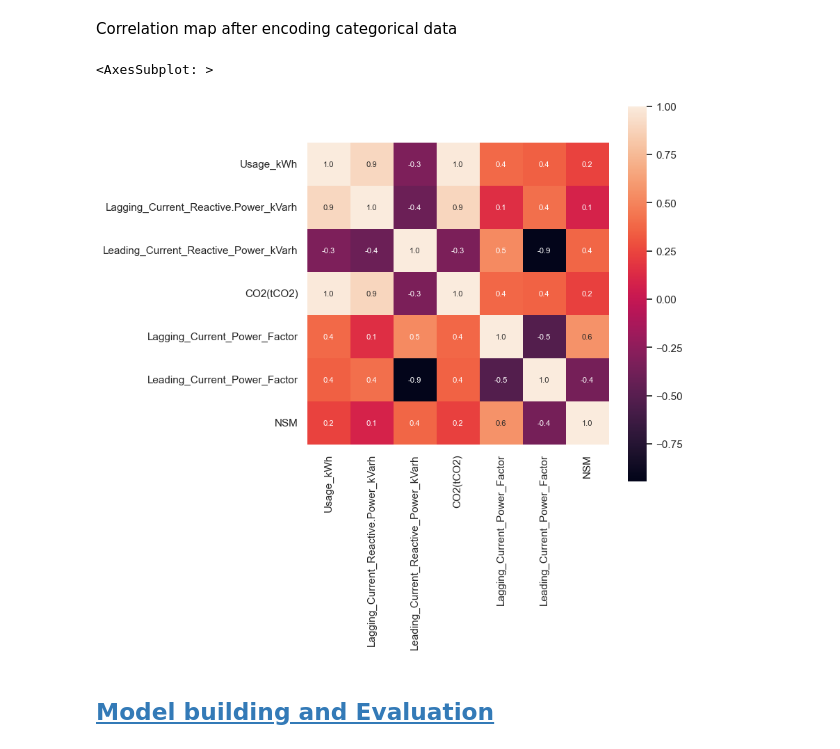
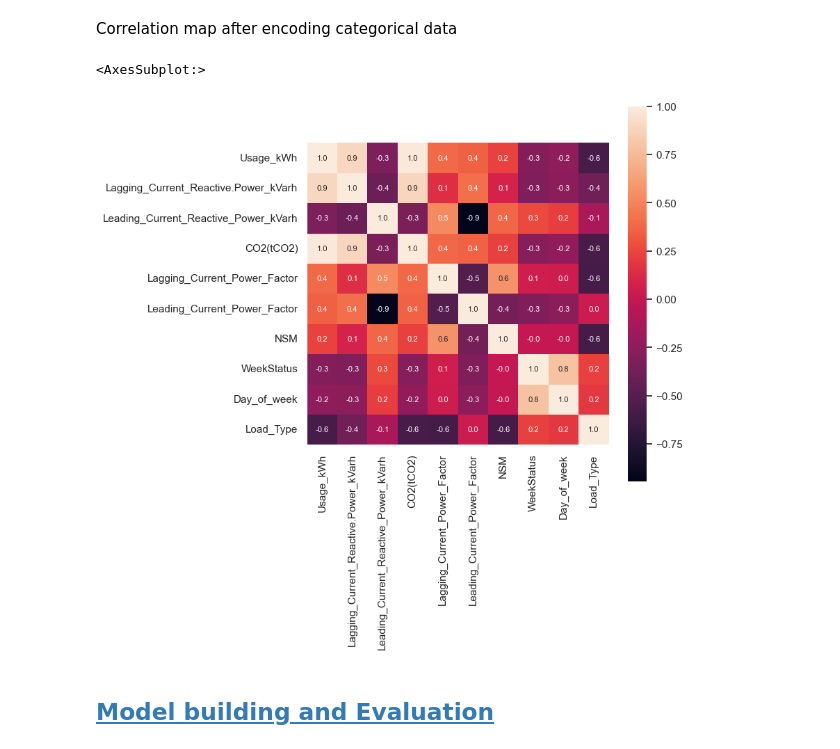
Before and after one commit to tea561/ML, a Jupyter notebook: Projekat1/proj1.ipynb, the cells around one changed output. Cells and saved outputs as stored; diff of their text form; code cells hidden in the pictures.

```diff
--- a/Projekat1/proj1.ipynb
+++ b/Projekat1/proj1.ipynb
@@ -421,12 +427,12 @@ Name: Day_of_week, dtype: int64
 # %% [markdown]
 Correlation map after encoding categorical data
 # %%
-correlation = data.corr(numeric_only=True)
+correlation = data.corr()
 plt.figure(figsize=(7,7))
 sns.heatmap(correlation, cbar=True, square=True, fmt='.1f', annot=True, annot_kws={'size':8})
 # %% [output]
-<AxesSubplot: >
+<AxesSubplot:>
-[figure, old version]
+[figure, new version]
 # %%
 data = data.loc[:, data.columns != 'date']
 # %% [markdown]
```
Also changed, not shown: parts of 16 cells of this notebook.
